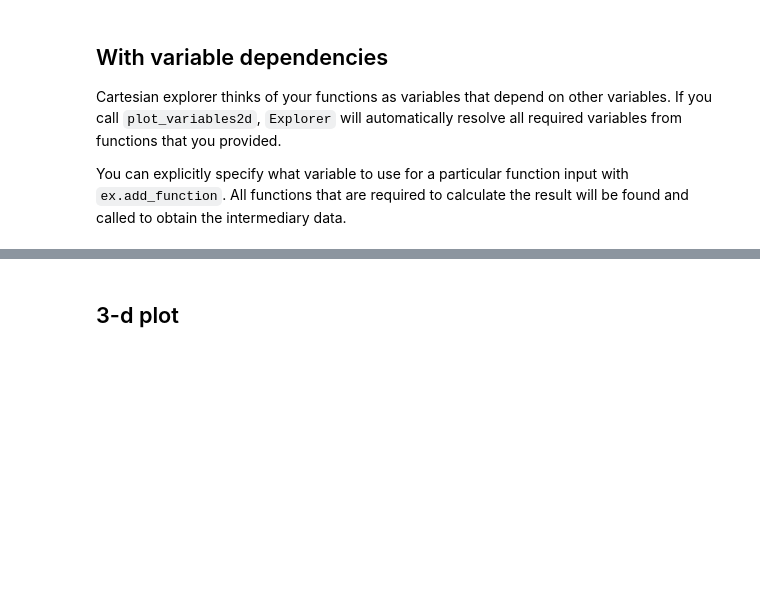
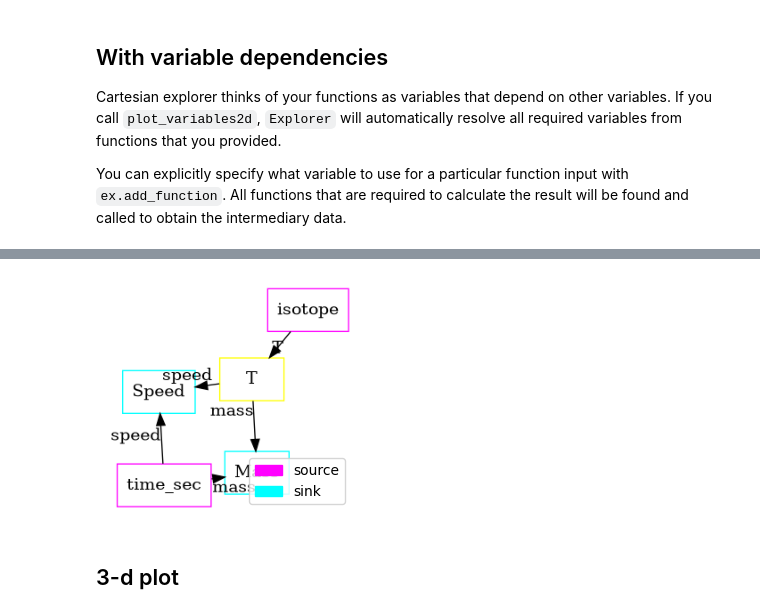
Before and after one commit to danlkv/cartesian-explorer, a Jupyter notebook: examples/Example usage.ipynb, the cells around one changed output, grey strips where cells are left out. Cells and saved outputs as stored; diff of their text form; code cells hidden in the pictures; blank space fills up the shorter version.

```diff
--- a/examples/Example usage.ipynb
+++ b/examples/Example usage.ipynb
@@ -64,3 +65,7 @@ _ = ex.draw_dependency_graph(figsize=(5, 3))
+# %%
+_ = ex.draw_dependency_graph(figsize=(5, 3), networkx=False)
+# %% [output]
+[figure, added]
 # %% [markdown]
 ## 3-d plot
 # %%
```
Also changed, not shown: parts of 16 cells of this notebook, 6 other files.
